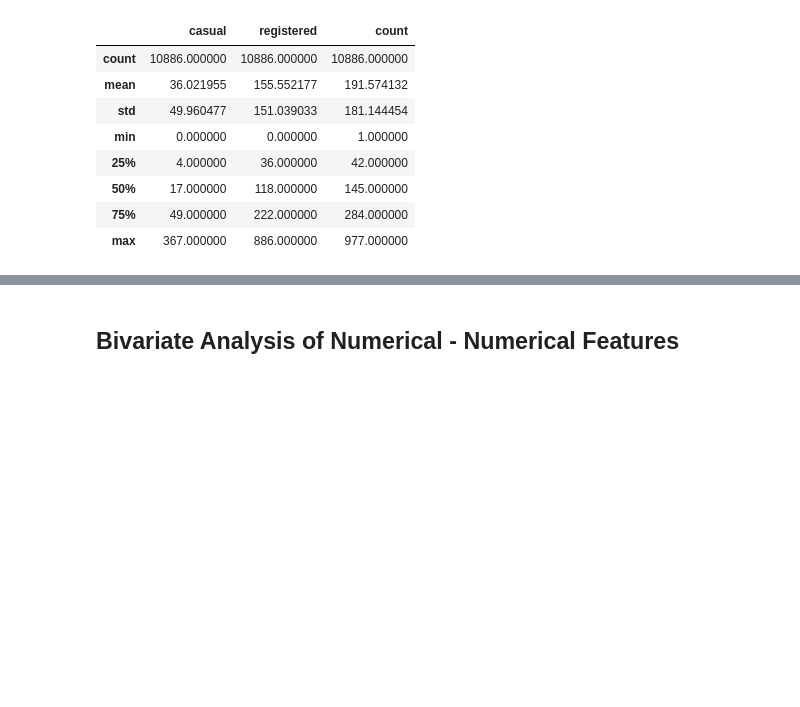
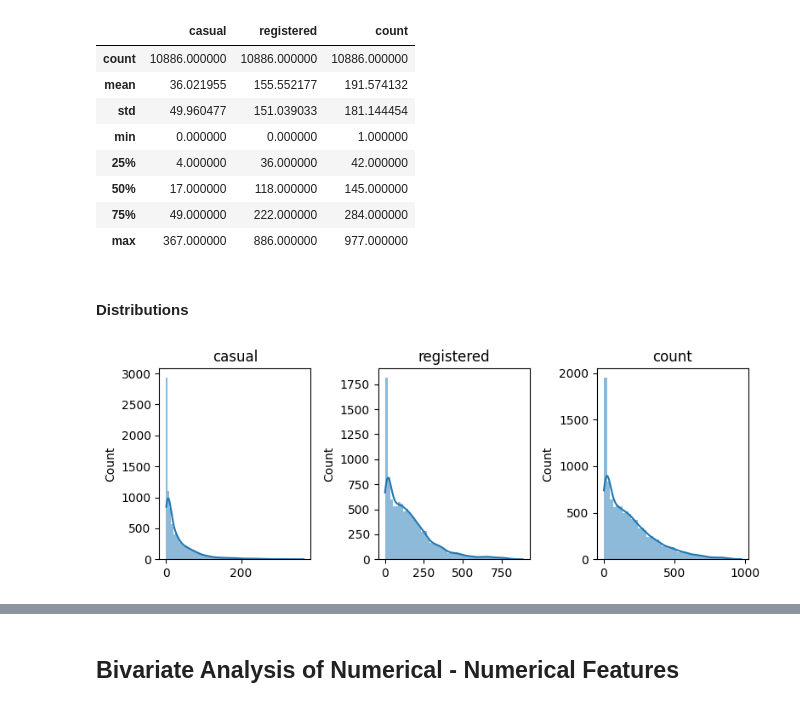
Before and after one commit to jay-watt/bike_sharing, a Jupyter notebook: noteboooks/data_exploration.ipynb, the cells around one changed output, grey strips where cells are left out. Saved outputs shown, nothing was run; the diff lists cells and outputs as text; code cells hidden in the pictures; blank space fills up the shorter version.

Commit message:
Plot distributions and outliers for target variables

```diff
--- a/noteboooks/data_exploration.ipynb
+++ b/noteboooks/data_exploration.ipynb
@@ -333,3 +348,9 @@ class_data.describe()
 | 50% | 17.000000 | 118.000000 | 145.000000 |
 | 75% | 49.000000 | 222.000000 | 284.000000 |
 | max | 367.000000 | 886.000000 | 977.000000 |
+# %% [markdown]
+#### Distributions
+# %%
+plot_numerical_distributions(TARGET_VARIABLES, class_data)
+# %% [output]
+[figure, added]
```
Also changed, not shown: parts of 6 cells of this notebook.
